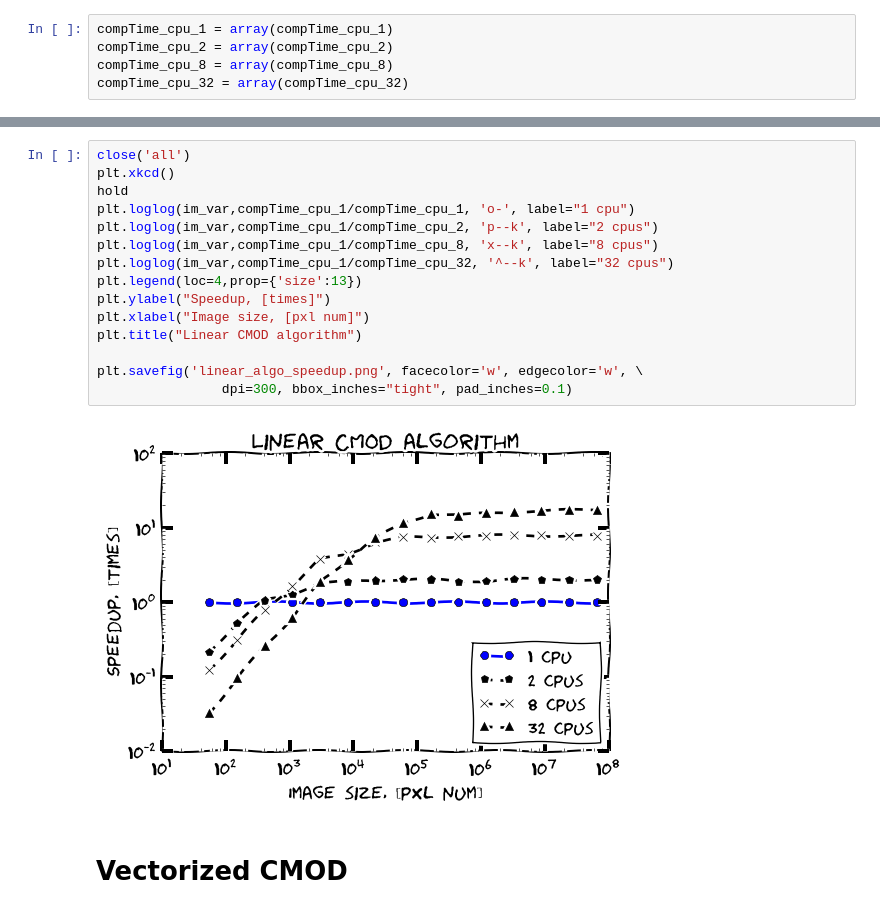
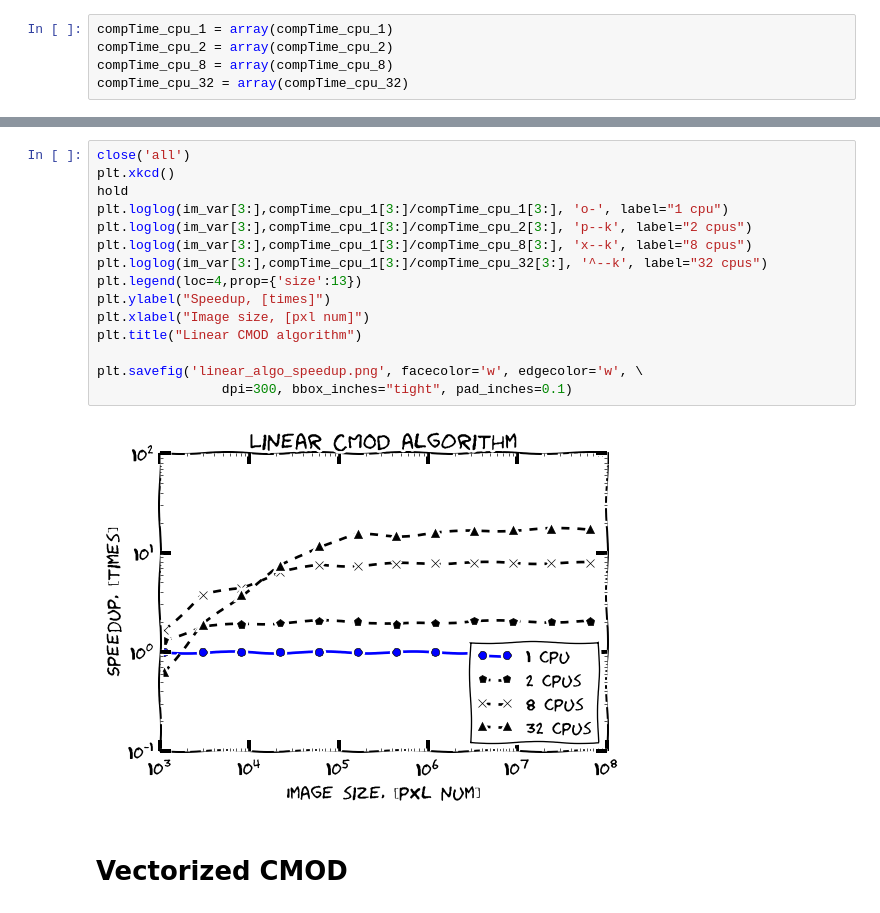
Before and after one commit to magican/PySOL, a Jupyter notebook: notebooks/0.CMOD_SPEED_TEST.ipynb, the cells around one changed output, grey strips where cells are left out. Cells and saved outputs as stored; diff of their text form.

```diff
--- a/notebooks/0.CMOD_SPEED_TEST.ipynb
+++ b/notebooks/0.CMOD_SPEED_TEST.ipynb
@@ -125,20 +138,20 @@ plt.savefig('linear_algo_time.png', facecolor='w', edgecolor='w', \
 # %%
 close('all')
 plt.xkcd()
 hold
-plt.loglog(im_var,compTime_cpu_1/compTime_cpu_1, 'o-', label="1 cpu")
-plt.loglog(im_var,compTime_cpu_1/compTime_cpu_2, 'p--k', label="2 cpus")
-plt.loglog(im_var,compTime_cpu_1/compTime_cpu_8, 'x--k', label="8 cpus")
-plt.loglog(im_var,compTime_cpu_1/compTime_cpu_32, '^--k', label="32 cpus")
+plt.loglog(im_var[3:],compTime_cpu_1[3:]/compTime_cpu_1[3:], 'o-', label="1 cpu")
+plt.loglog(im_var[3:],compTime_cpu_1[3:]/compTime_cpu_2[3:], 'p--k', label="2 cpus")
+plt.loglog(im_var[3:],compTime_cpu_1[3:]/compTime_cpu_8[3:], 'x--k', label="8 cpus")
+plt.loglog(im_var[3:],compTime_cpu_1[3:]/compTime_cpu_32[3:], '^--k', label="32 cpus")
 plt.legend(loc=4,prop={'size':13})
 plt.ylabel("Speedup, [times]")
 plt.xlabel("Image size, [pxl num]")
 plt.title("Linear CMOD algorithm")
 
 plt.savefig('linear_algo_speedup.png', facecolor='w', edgecolor='w', \
                 dpi=300, bbox_inches="tight", pad_inches=0.1)
 # %% [output]
-[figure, old version]
+[figure, new version]
 # %% [markdown]
 # Vectorized CMOD
 # %%
```
Also changed, not shown: parts of 22 cells of this notebook.
